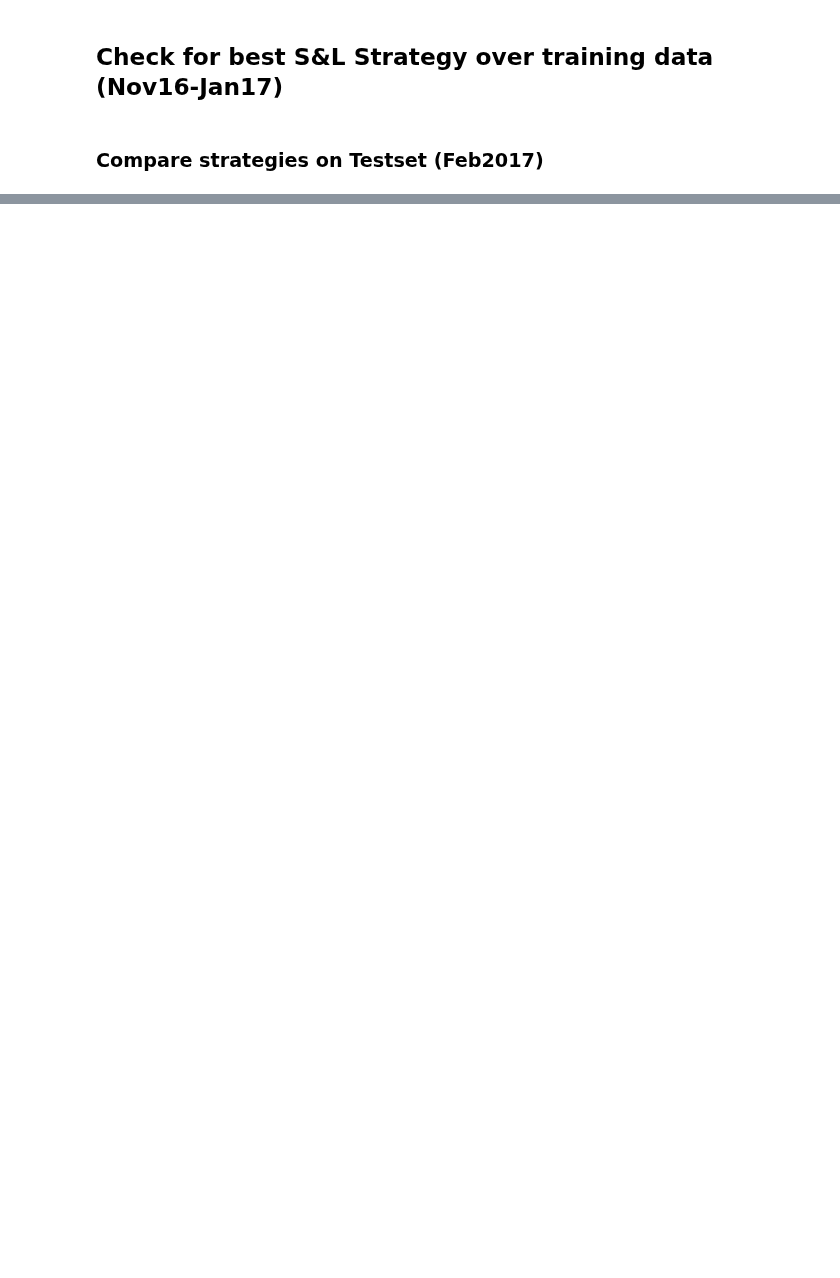
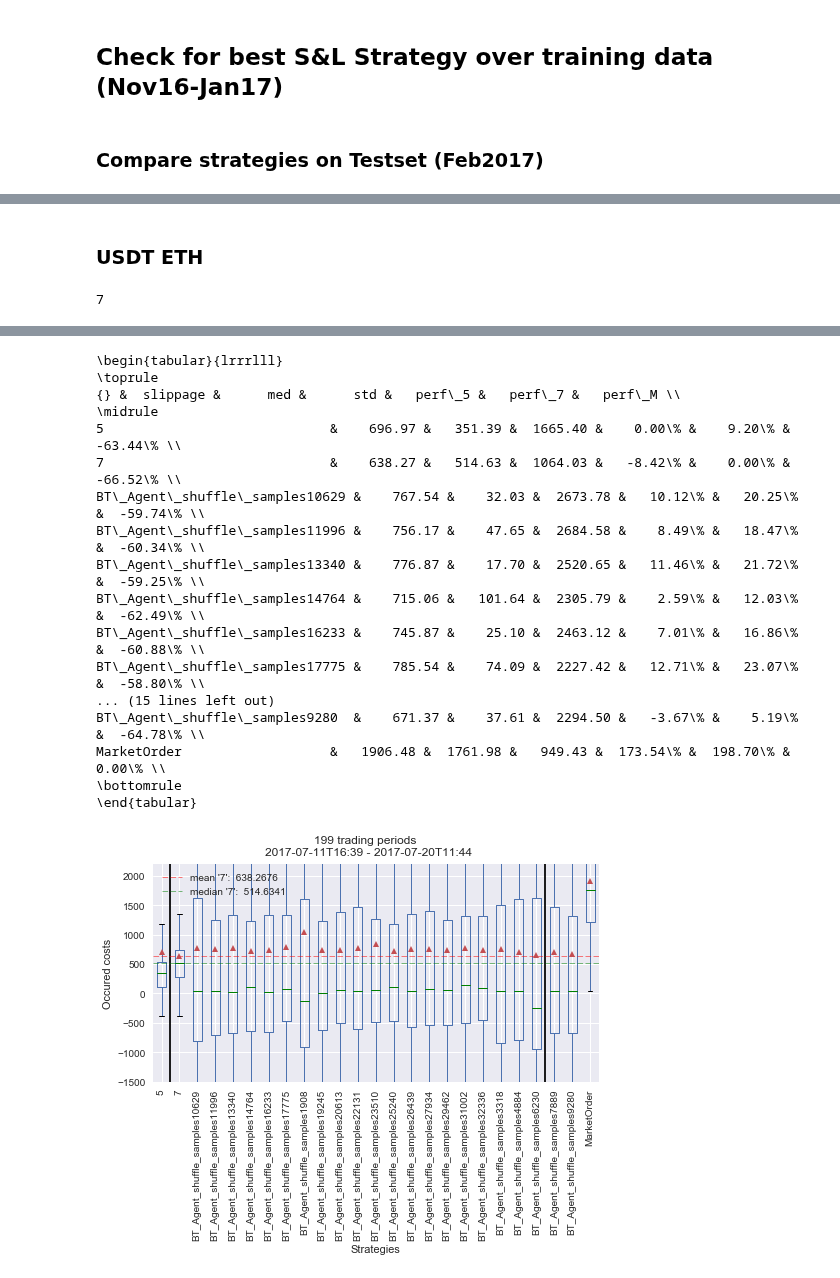
Before and after one commit to axelperschmann/orderbook_agent, a Jupyter notebook: orderbook_agent/notebooks/5_evaluate_strategies.ipynb, the cells around one changed output, grey strips where cells are left out. Cells and saved outputs as stored; diff of their text form; code cells hidden in the pictures; blank space fills up the shorter version.

```diff
--- a/orderbook_agent/notebooks/5_evaluate_strategies.ipynb
+++ b/orderbook_agent/notebooks/5_evaluate_strategies.ipynb
@@ -491,0 +459,8 @@ print("Minimal costs reached by S&L strategy: '{}': {:1.4f}".format(mean.argmin(
+# %% [markdown]
+### USDT ETH
+# %%
+slippage = pd.read_csv('slippage_USDTETH_shuffle.csv', index_col=0)  # slippage_may_manyVars3Bins, slippage_may_manyVars3Bins_fixedMarketVar
+slippage = slippage[sorted(slippage.columns)]
+plot_evaluation_costs(slippage.iloc[:,:], hline="7", showfliers=False, verbose=True, ylim=(-1500, 2200))
+# %% [output]
+7
@@ -491,0 +484,18 @@ print("Minimal costs reached by S&L strategy: '{}': {:1.4f}".format(mean.argmin(
+\begin{tabular}{lrrrlll}
+\toprule
+{} &  slippage &      med &      std &   perf\_5 &   perf\_7 &   perf\_M \\
+\midrule
+5                             &    696.97 &   351.39 &  1665.40 &    0.00\% &    9.20\% &  -63.44\% \\
+7                             &    638.27 &   514.63 &  1064.03 &   -8.42\% &    0.00\% &  -66.52\% \\
+BT\_Agent\_shuffle\_samples10629 &    767.54 &    32.03 &  2673.78 &   10.12\% &   20.25\% &  -59.74\% \\
+BT\_Agent\_shuffle\_samples11996 &    756.17 &    47.65 &  2684.58 &    8.49\% &   18.47\% &  -60.34\% \\
+BT\_Agent\_shuffle\_samples13340 &    776.87 &    17.70 &  2520.65 &   11.46\% &   21.72\% &  -59.25\% \\
+BT\_Agent\_shuffle\_samples14764 &    715.06 &   101.64 &  2305.79 &    2.59\% &   12.03\% &  -62.49\% \\
+BT\_Agent\_shuffle\_samples16233 &    745.87 &    25.10 &  2463.12 &    7.01\% &   16.86\% &  -60.88\% \\
+BT\_Agent\_shuffle\_samples17775 &    785.54 &    74.09 &  2227.42 &   12.71\% &   23.07\% &  -58.80\% \\
+... (15 lines left out)
+BT\_Agent\_shuffle\_samples9280  &    671.37 &    37.61 &  2294.50 &   -3.67\% &    5.19\% &  -64.78\% \\
+MarketOrder                   &   1906.48 &  1761.98 &   949.43 &  173.54\% &  198.70\% &    0.00\% \\
+\bottomrule
+\end{tabular}
+[figure, added]
```
Also changed, not shown: parts of 60 cells of this notebook, 4 other files.
